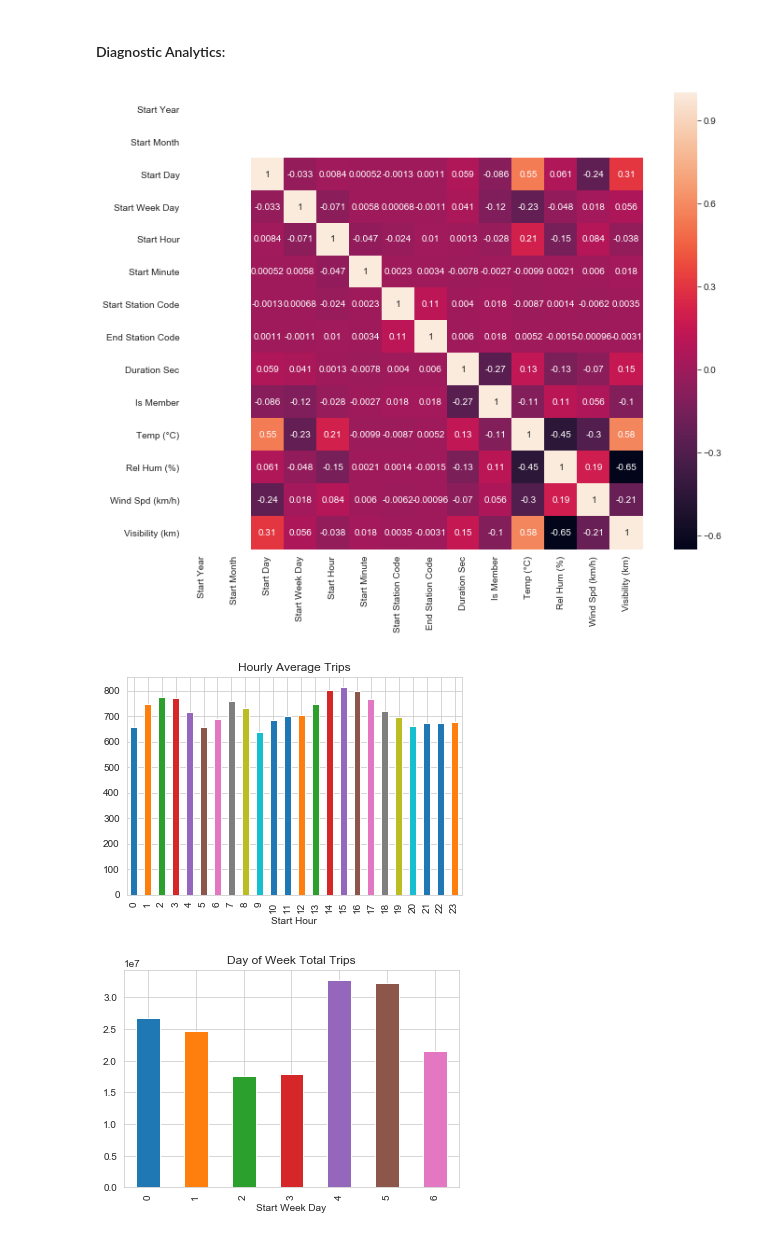
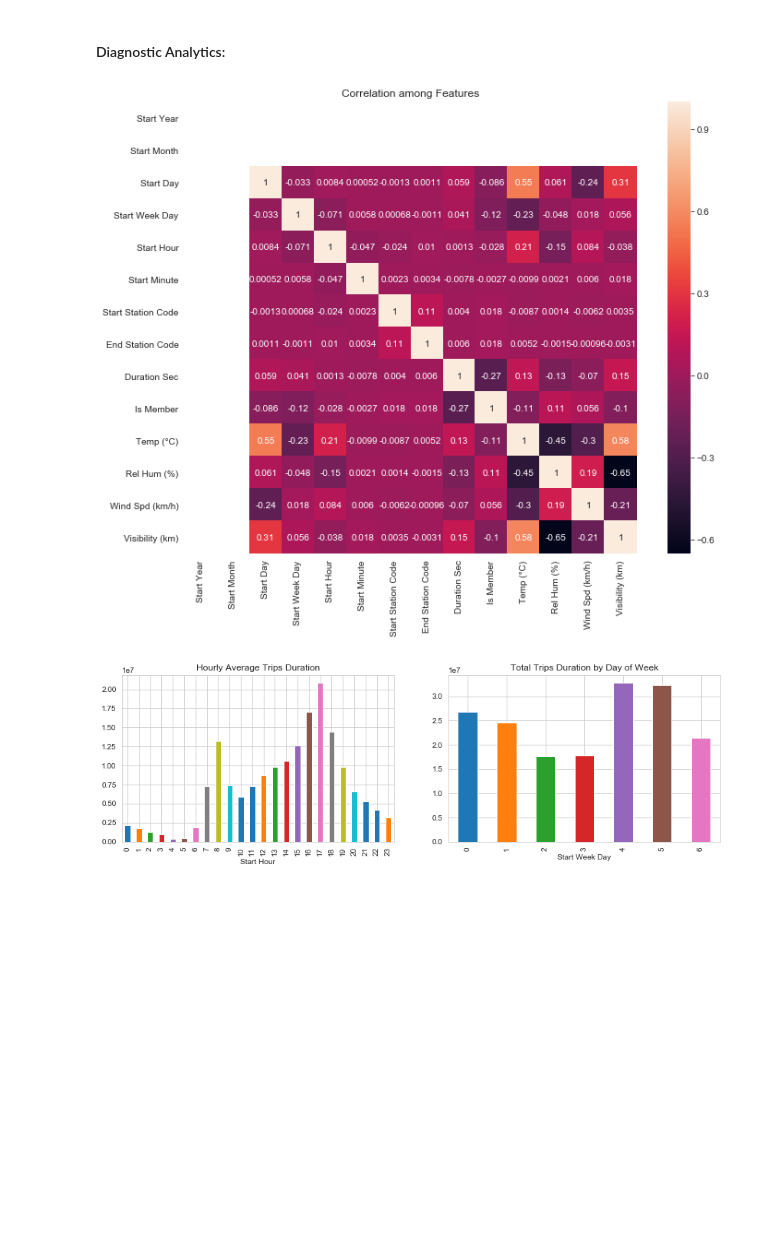
Before and after one commit to bmshahrier/bixi-monteal, a Jupyter notebook: bixi-montreal-eda.ipynb, the cells around one changed output. Cells and saved outputs as stored; diff of their text form; code cells hidden in the pictures; blank space fills up the shorter version.

```diff
--- a/bixi-montreal-eda.ipynb
+++ b/bixi-montreal-eda.ipynb
@@ -251,24 +259,28 @@ plt.show()
 # %%
 #What are the ride factors?
 
 # heatmap
 corrmat = df_trip_weather.corr()
 f, ax = plt.subplots(figsize=(12, 9))
 sns.heatmap(corrmat, annot=True, square=True)
+plt.title('Correlation among Features')
 plt.show()
 
+# Define the figure size
+plt.figure(figsize=(14, 4))
+
 # Bar Chart (1)
-df_trip_weather.groupby(by = 'Start Hour')['Duration Sec'].mean().plot(kind='bar')
-plt.title('Hourly Average Trips')
-plt.show()
+plt.subplot(121) # (row, column, position)
+df_trip_weather.groupby(by = 'Start Hour')['Duration Sec'].sum().plot(kind='bar')
+plt.title('Hourly Average Trips Duration')
 
 #Bar Chart (2)
+plt.subplot(122) # (row, column, position)
 df_trip_weather.groupby(by = 'Start Week Day')['Duration Sec'].sum().plot(kind='bar')
-plt.title('Day of Week Total Trips')
+plt.title('Total Trips Duration by Day of Week')
 plt.show()
 # %% [output]
-[figure, old version]
+[figure, new version]
-[figure, old version]
+[figure, new version]
-[figure, removed]
 # %%
 # Comments: From Heatmap we see that there is no strong correlation with Duration and other features.
```
Also changed, not shown: parts of 5 cells of this notebook.
